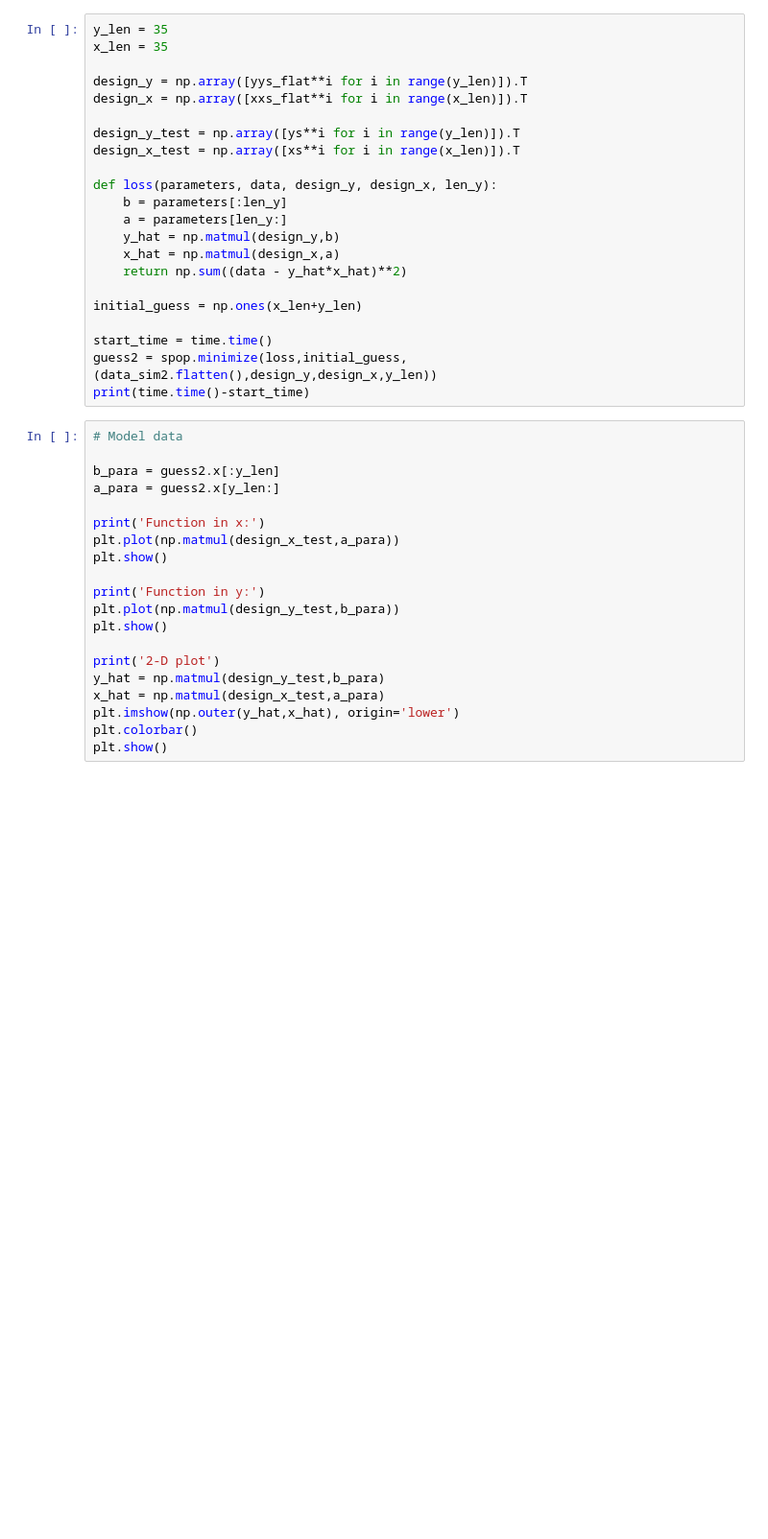
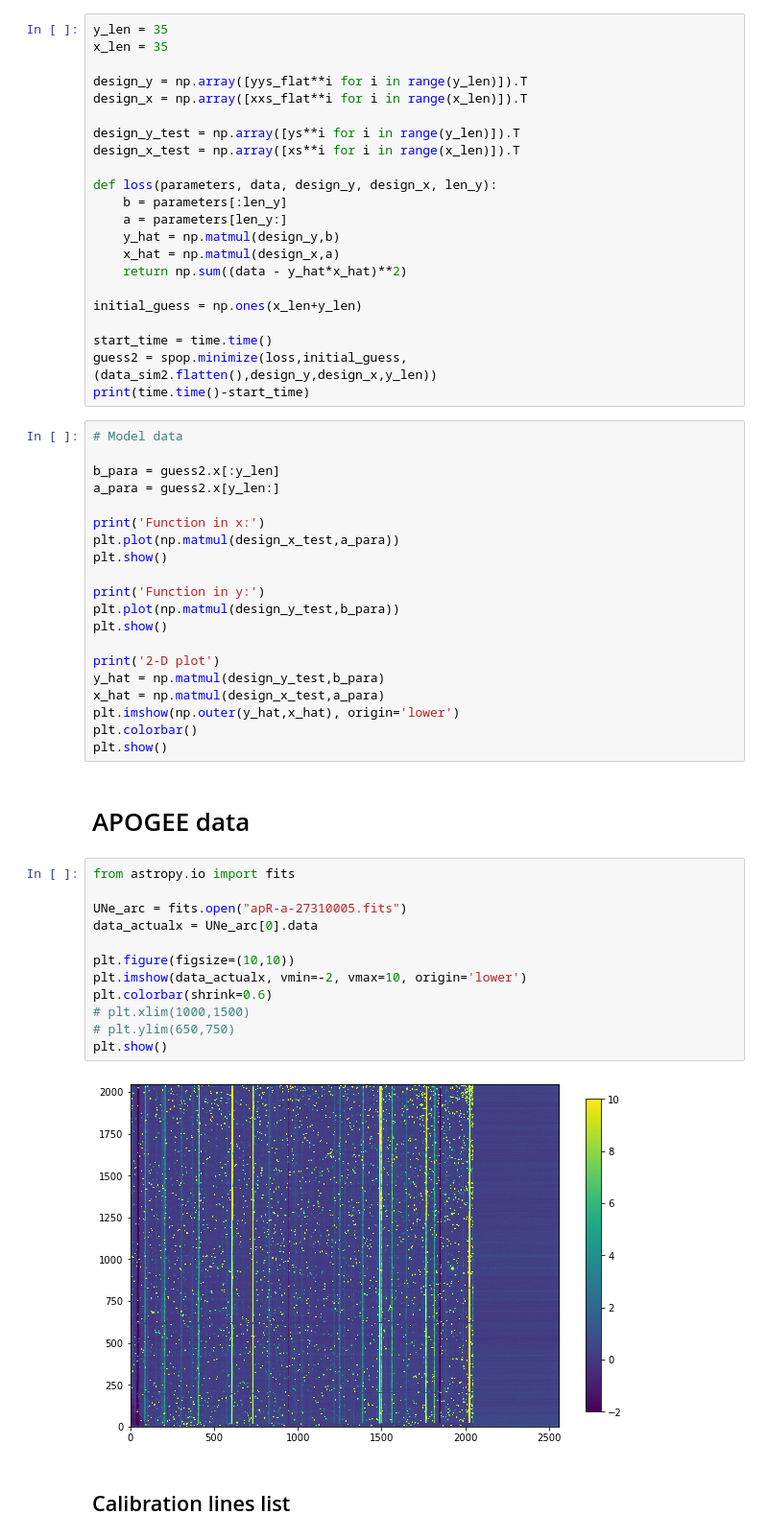
Before and after one commit to krlodeleon/spectro, a Jupyter notebook: testing_parametrized_outer_product.ipynb, the cells around one changed output. Shown at 96% size. Cells and saved outputs as stored; diff of their text form; blank space fills up the shorter version.

Commit message:
Compares Fourier model and PTP
Uses APOGEE data

```diff
--- a/testing_parametrized_outer_product.ipynb
+++ b/testing_parametrized_outer_product.ipynb
@@ -438,3 +572,21 @@ x_hat = np.matmul(design_x_test,a_para)
 plt.imshow(np.outer(y_hat,x_hat), origin='lower')
 plt.colorbar()
 plt.show()
+# %% [markdown]
+# APOGEE data
+# %%
+from astropy.io import fits
+
+UNe_arc = fits.open("apR-a-27310005.fits")
+data_actualx = UNe_arc[0].data
+
+plt.figure(figsize=(10,10))
+plt.imshow(data_actualx, vmin=-2, vmax=10, origin='lower')
+plt.colorbar(shrink=0.6)
+# plt.xlim(1000,1500)
+# plt.ylim(650,750)
+plt.show()
+# %% [output]
+[figure, added]
+# %% [markdown]
+## Calibration lines list
```
Also changed, not shown: parts of 21 cells of this notebook.
